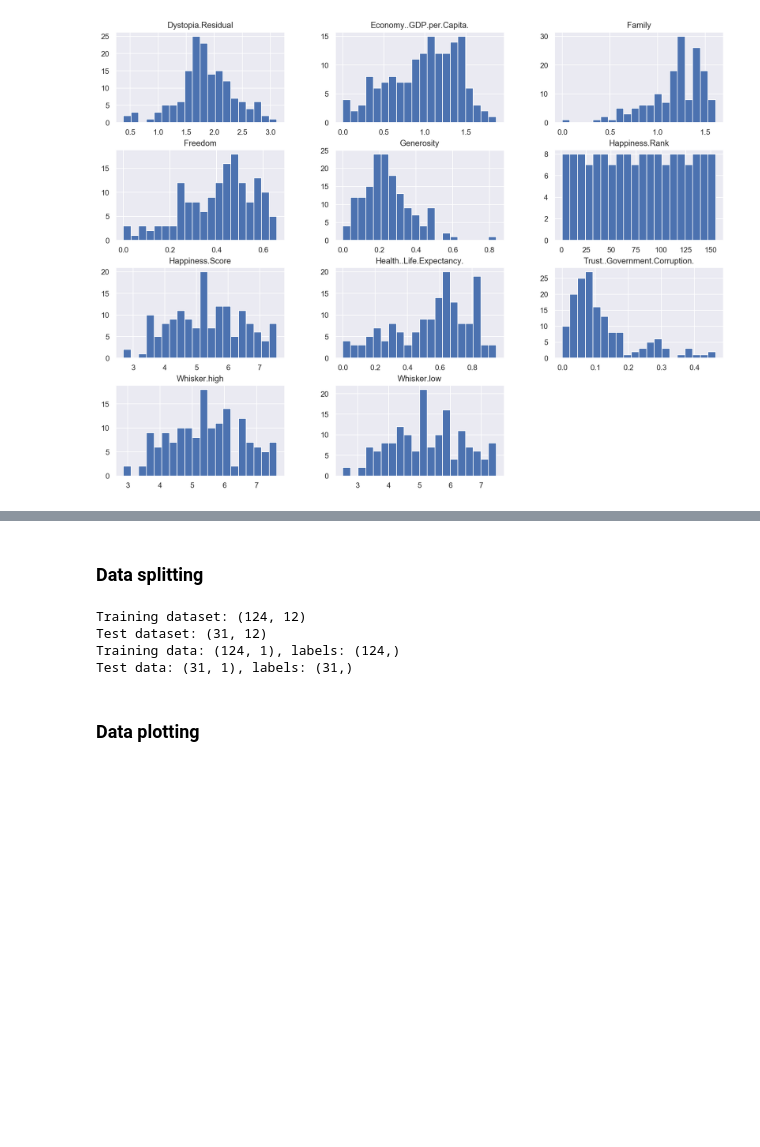
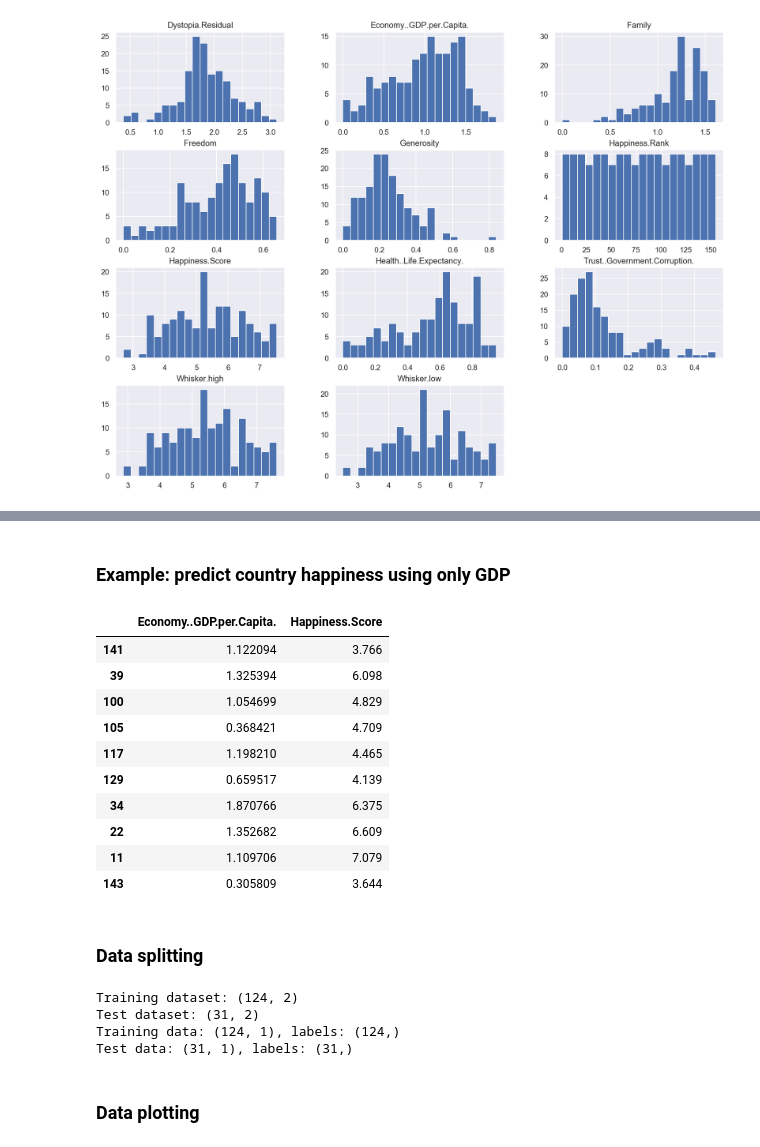
Before and after one commit to bpesquet/mlhandbook, a Jupyter notebook: algorithms/linear_regression.ipynb, the cells around one changed output, grey strips where cells are left out. Saved outputs shown, nothing was run; the diff lists cells and outputs as text; code cells hidden in the pictures; blank space fills up the shorter version.

```diff
--- a/algorithms/linear_regression.ipynb
+++ b/algorithms/linear_regression.ipynb
@@ -120,0 +139,2 @@ plt.show()
+# %% [markdown]
+### Example: predict country happiness using only GDP
@@ -121,3 +154,18 @@ plt.show()
+# %%
+# Show 10 random samples
+df_happiness_uni.sample(n=10)
+# %% [output]
+|  | Economy..GDP.per.Capita. | Happiness.Score |
+| 141 | 1.122094 | 3.766 |
+| 39 | 1.325394 | 6.098 |
+| 100 | 1.054699 | 4.829 |
+| 105 | 0.368421 | 4.709 |
+| 117 | 1.198210 | 4.465 |
+| 129 | 0.659517 | 4.139 |
+| 34 | 1.870766 | 6.375 |
+| 22 | 1.352682 | 6.609 |
+| 11 | 1.109706 | 7.079 |
+| 143 | 0.305809 | 3.644 |
 # %% [markdown]
 ### Data splitting
 # %%
@@ -139,20 +187,15 @@ def split_dataset(df_data, input_features, target_feature):
     print(f"Test data: {x_test.shape}, labels: {y_test.shape}")
 
     return x_train, y_train, x_test, y_test
-# %%
-# Define GDP as sole input feature
-input_features_uni = ["Economy..GDP.per.Capita."]
-# Define happiness as target
-target_feature = "Happiness.Score"
-
-x_train_uni, y_train_uni, x_test_uni, y_test_uni = split_dataset(
-    df_happiness, input_features_uni, target_feature
-)
-# %% [output]
-Training dataset: (124, 12)
-Test dataset: (31, 12)
-Training data: (124, 1), labels: (124,)
-Test data: (31, 1), labels: (31,)
+# %%
+x_train_uni, y_train_uni, x_test_uni, y_test_uni = split_dataset(
+    df_happiness_uni, input_features_uni, target_feature
+)
+# %% [output]
+Training dataset: (124, 2)
+Test dataset: (31, 2)
+Training data: (124, 1), labels: (124,)
+Test data: (31, 1), labels: (31,)
 # %% [markdown]
 ### Data plotting
 # %%
```
Also changed, not shown: parts of 32 cells of this notebook.
